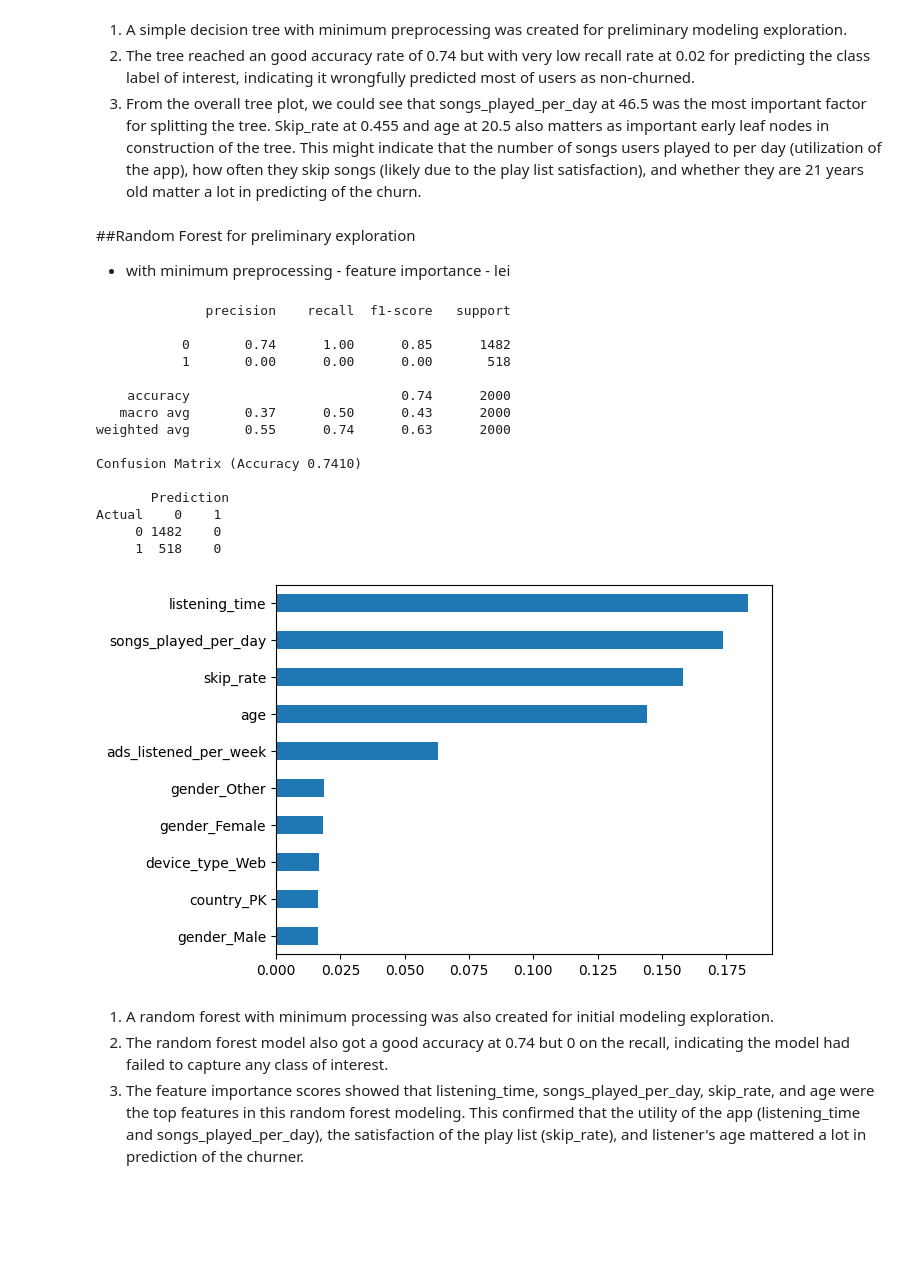
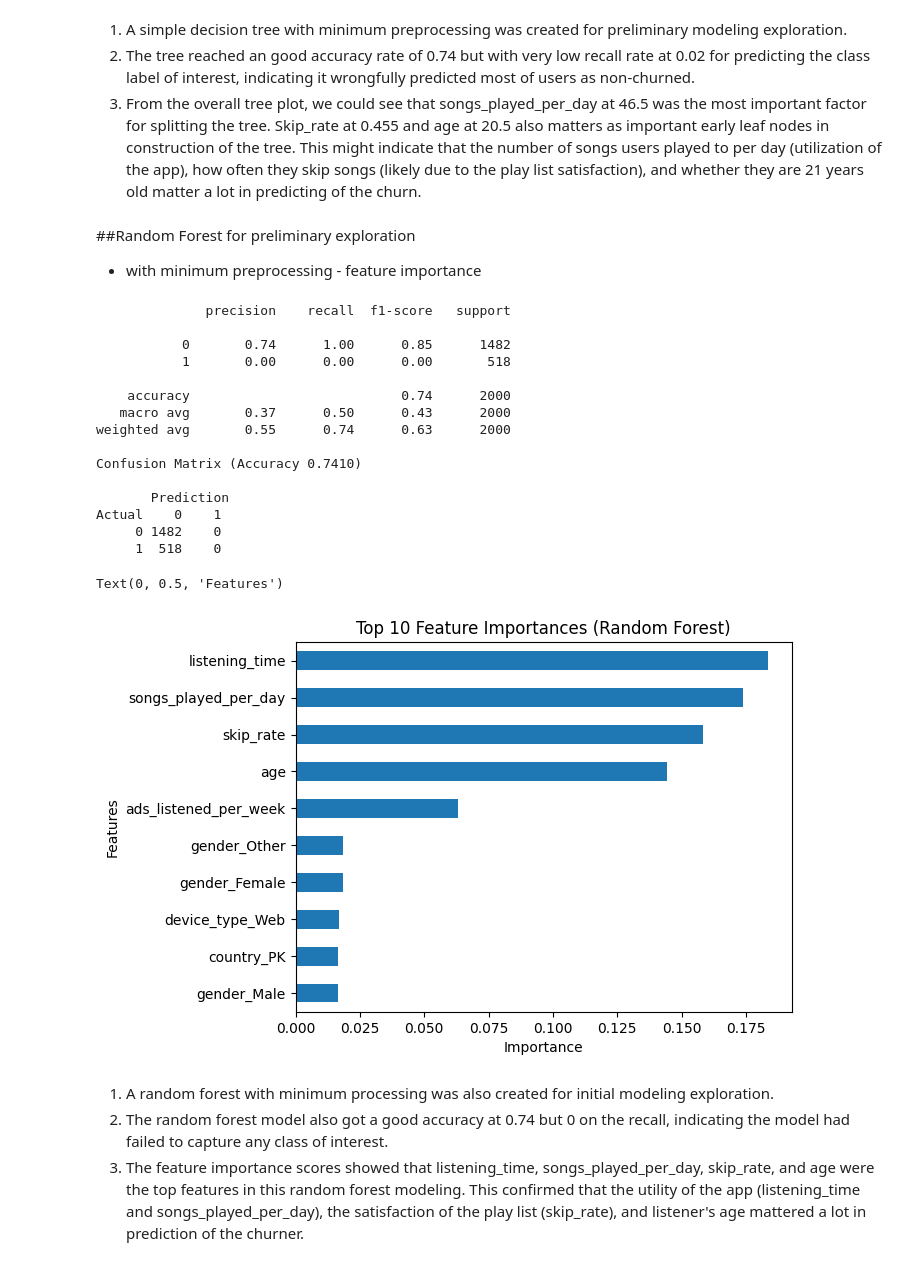
Before and after one commit to xuany823/ADS505_Final_Project, a Jupyter notebook: Spotify_Churn.ipynb, the cells around one changed output. Saved outputs shown, nothing was run; the diff lists cells and outputs as text; code cells hidden in the pictures; blank space fills up the shorter version.

```diff
--- a/Spotify_Churn.ipynb
+++ b/Spotify_Churn.ipynb
@@ -541,7 +553,7 @@ Actual    0    1
 3. From the overall tree plot, we could see that songs_played_per_day at 46.5 was the most important factor for splitting the tree. Skip_rate at 0.455 and age at 20.5 also matters as important early leaf nodes in construction of the tree. This might indicate that the number of songs users played to per day (utilization of the app), how often they skip songs (likely due to the play list satisfaction), and whether they are 21 years old matter a lot in predicting of the churn.
 # %% [markdown]
 ##Random Forest for preliminary exploration
-- with minimum preprocessing - feature importance - lei
+- with minimum preprocessing - feature importance
 # %%
 # Train a random forest
 rf = RandomForestClassifier(n_estimators=1000,
@@ -552,34 +564,40 @@ rf.fit(X0_train, y0_train)
 
 # Performance of the preliminary random forest
 print(classification_report(y0_test, rf.predict(X0_test)))
 
 # Confusion matrix of the random forest
 classificationSummary(y0_test, rf.predict(X0_test))
 
 # Feature importance of the random forest
 FI = pd.Series(rf.feature_importances_,
                index=X0_train.columns
                ).nlargest(10
                ).sort_values(ascending=True
                ).plot(kind='barh'
 )
+
+# Add title and labels to the plot
+plt.title('Top 10 Feature Importances (Random Forest)')
+plt.xlabel('Importance')
+plt.ylabel('Features')
 # %% [output]
               precision    recall  f1-score   support
 
            0       0.74      1.00      0.85      1482
            1       0.00      0.00      0.00       518
 
     accuracy                           0.74      2000
    macro avg       0.37      0.50      0.43      2000
 weighted avg       0.55      0.74      0.63      2000
 
 Confusion Matrix (Accuracy 0.7410)
 
        Prediction
 Actual    0    1
      0 1482    0
      1  518    0
+Text(0, 0.5, 'Features')
-[figure, old version]
+[figure, new version]
 # %% [markdown]
 1. A random forest with minimum processing was also created for initial modeling exploration.
 2. The random forest model also got a good accuracy at 0.74 but 0 on the recall, indicating the model had failed to capture any class of interest.
```
Also changed, not shown: parts of 30 cells of this notebook.
